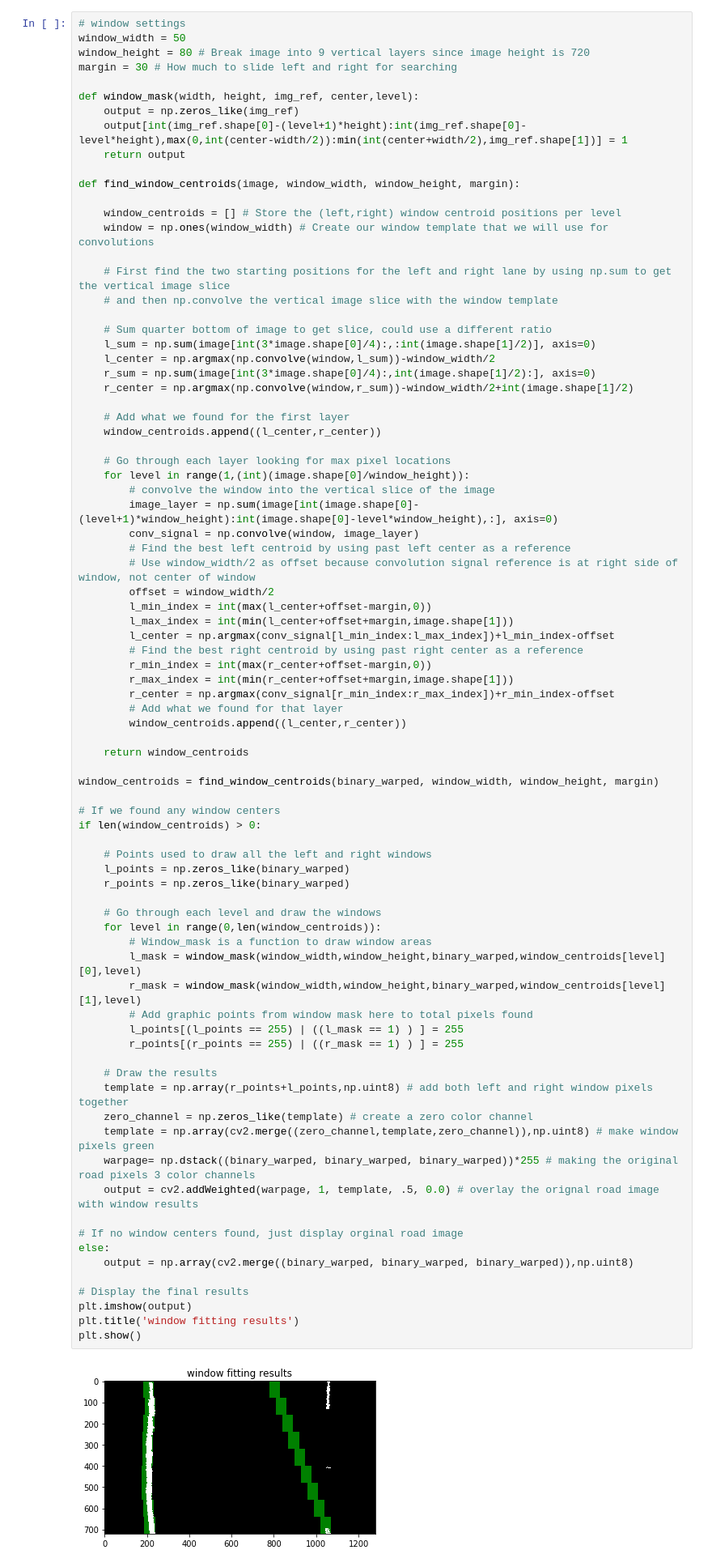
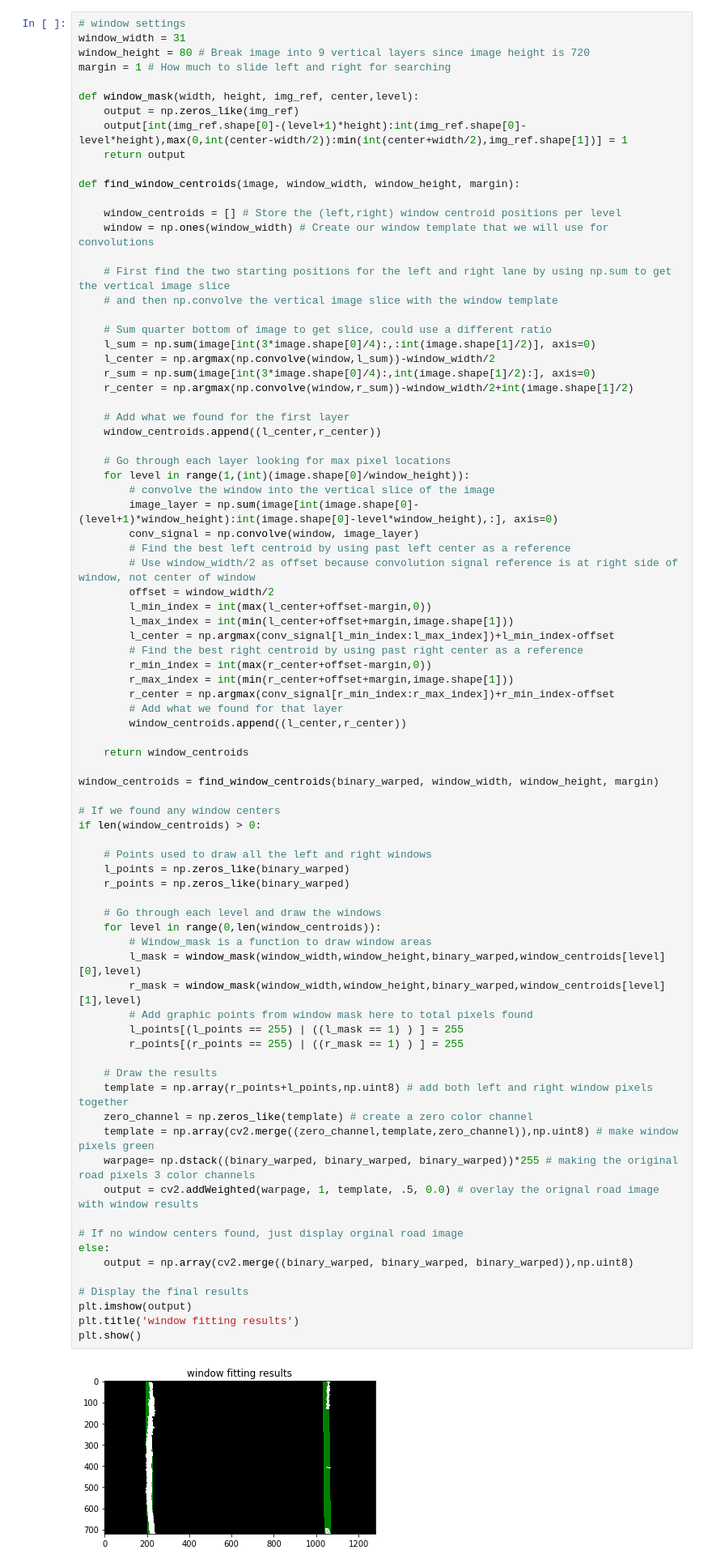
Before and after one commit to ssimontacchi/CarND-Advanced-Lane-Lines, a Jupyter notebook: Advanced_Lane_Finding.ipynb, the cells around one changed output. Shown at 81% size. Saved outputs shown, nothing was run; the diff lists cells and outputs as text.

Commit message:
cleaned up convolving and sliding windos approach

```diff
--- a/Advanced_Lane_Finding.ipynb
+++ b/Advanced_Lane_Finding.ipynb
@@ -536,9 +536,9 @@ plt.imshow(result);
 #### Use a convolution to find lane line
 # %%
 # window settings
-window_width = 50
+window_width = 31
 window_height = 80 # Break image into 9 vertical layers since image height is 720
-margin = 30 # How much to slide left and right for searching
+margin = 1 # How much to slide left and right for searching
 
 def window_mask(width, height, img_ref, center,level):
     output = np.zeros_like(img_ref)
@@ -589,34 +589,34 @@ if len(window_centroids) > 0:
 
     # Points used to draw all the left and right windows
     l_points = np.zeros_like(binary_warped)
     r_points = np.zeros_like(binary_warped)
 
     # Go through each level and draw the windows
     for level in range(0,len(window_centroids)):
         # Window_mask is a function to draw window areas
         l_mask = window_mask(window_width,window_height,binary_warped,window_centroids[level][0],level)
         r_mask = window_mask(window_width,window_height,binary_warped,window_centroids[level][1],level)
         # Add graphic points from window mask here to total pixels found
         l_points[(l_points == 255) | ((l_mask == 1) ) ] = 255
         r_points[(r_points == 255) | ((r_mask == 1) ) ] = 255
 
     # Draw the results
     template = np.array(r_points+l_points,np.uint8) # add both left and right window pixels together
     zero_channel = np.zeros_like(template) # create a zero color channel
     template = np.array(cv2.merge((zero_channel,template,zero_channel)),np.uint8) # make window pixels green
     warpage= np.dstack((binary_warped, binary_warped, binary_warped))*255 # making the original road pixels 3 color channels
     output = cv2.addWeighted(warpage, 1, template, .5, 0.0) # overlay the orignal road image with window results
 
 # If no window centers found, just display orginal road image
 else:
     output = np.array(cv2.merge((binary_warped, binary_warped, binary_warped)),np.uint8)
 
 # Display the final results
 plt.imshow(output)
 plt.title('window fitting results')
 plt.show()
 # %% [output]
-[figure, old version]
+[figure, new version]
 # %% [markdown]
 ### 3. Determine Lane Curvature
 - Use second order polynomial to fit line
```
Also changed, not shown: parts of 3 cells of this notebook.
